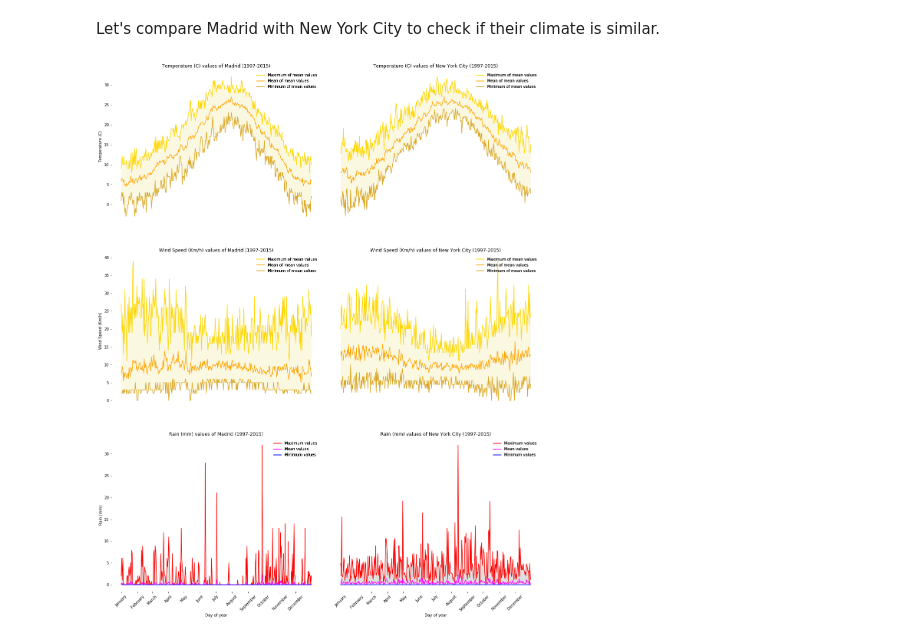
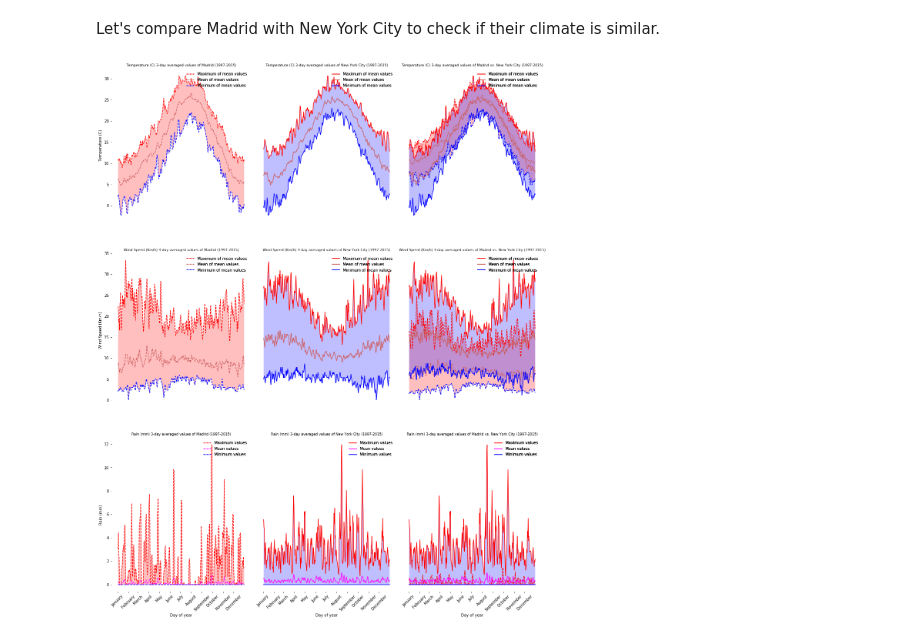
Before and after one commit to diegojromerolopez/madrid-vs-nyc-weather, a Jupyter notebook: weather.ipynb, the cells around one changed output. Cells and saved outputs as stored; diff of their text form; code cells hidden in the pictures.

Commit message:
Overlap Madrid and NYC charts

```diff
--- a/weather.ipynb
+++ b/weather.ipynb
@@ -188,34 +204,34 @@ def plot_magnitude_by_day_of_year(city_df, city, magnitude, magnitude_human_name
     for spine in ax.spines.values():
         spine.set_visible(False)
 # %%
-def plot_temperature_by_day_of_year(city_df, city, value_type=["mean"], rolling_window=None, year_range=None, ax=None):
+def plot_temperature_by_day_of_year(city_df, city, value_type=["mean"], rolling_window=None, year_range=None, ax=None, colors=None, linestyle="-"):
     """
     Plot temperature by day of year for a city
     """
     plot_magnitude_by_day_of_year(
         city_df, city,
         magnitude="TemperatureC", magnitude_human_name="Temperature (C)",
-        value_type=value_type, rolling_window=rolling_window, year_range=year_range, ax=ax
+        value_type=value_type, rolling_window=rolling_window, year_range=year_range, ax=ax, colors=colors, linestyle=linestyle
     )
 # %%
-def plot_wind_speed_by_day_of_year(city_df, city, value_type=["mean"], rolling_window=None, year_range=None, ax=None):
+def plot_wind_speed_by_day_of_year(city_df, city, value_type=["mean"], rolling_window=None, year_range=None, ax=None, colors=None, linestyle="-"):
     """
     Plot wind speed by day of year for a city
     """
     plot_magnitude_by_day_of_year(
         city_df, city,
         magnitude="Wind SpeedKm/h", magnitude_human_name="Wind Speed (Km/h)",
-        value_type=value_type, rolling_window=rolling_window, year_range=year_range, ax=ax
+        value_type=value_type, rolling_window=rolling_window, year_range=year_range, ax=ax, colors=colors, linestyle=linestyle
     )
 # %%
-def plot_precipitations_by_day_of_year(city_df, city, rolling_window=None, year_range=None, ax=None):
+def plot_precipitations_by_day_of_year(city_df, city, rolling_window=None, year_range=None, ax=None, colors=None, linestyle="-"):
     """
     Plot precipitations by day of year for a city
     """
     plot_magnitude_by_day_of_year(
         city_df, city,
         magnitude="Precipitationmm", magnitude_human_name="Rain (mm)",
-        value_type=["ad-hoc"], rolling_window=rolling_window, year_range=year_range, ax=ax
+        value_type=["ad-hoc"], rolling_window=rolling_window, year_range=year_range, ax=ax, colors=colors, linestyle=linestyle
     )
 # %% [markdown]
 # A tale of two cities
@@ -339,43 +336,76 @@ nyc_df["Precipitationmm"] = nyc_df["PrecipitationIn"] * 25.4
 Let's compare Madrid with New York City to check if their climate is similar.
 # %%
 year_range = (1997, 2015)
+rolling_window = 3
+
+madrid_colors = {
+    "ad-hoc": {"max": "red", "mean": "magenta", "min": "blue", "fill_between": "red"},
+    "mean": {"max": "red", "mean": "indianred", "min": "blue", "fill_between": "red"}
+}
+madrid_linestyle = "--"
+
+nyc_colors = {
+    "ad-hoc": {"max": "red", "mean": "magenta", "min": "blue", "fill_between": "blue"},
+    "mean": {"max": "red", "mean": "indianred", "min": "blue", "fill_between": "blue"}
+}
+nyc_linestyle = "-"
 
 #plt.figure(figsize=(20,25))
 
-fig, ((ax1, ax2),(ax3, ax4),(ax5, ax6)) = plt.subplots(3, 2, sharex=True, sharey=False, figsize=(20,25))
+fig, ((ax1, ax2, ax3),(ax4, ax5, ax6),(ax7, ax8, ax9)) = plt.subplots(3, 3, sharex=True, sharey=False, figsize=(20,25))
 
-#plt.subplot(3, 2, 1)
-plot_temperature_by_day_of_year(madrid_df, city="Madrid", rolling_window=None, year_range=year_range, ax=ax1)
+#plt.subplot(3, 3, 1)
+plot_temperature_by_day_of_year(madrid_df, city="Madrid", rolling_window=rolling_window, year_range=year_range, ax=ax1, colors=madrid_colors, linestyle=madrid_linestyle)
 ax1.xaxis.set_visible(False)
 ax1.yaxis.set_visible(True)
 
-#plt.subplot(3, 2, 2)
-plot_temperature_by_day_of_year(nyc_df, city="New York City", rolling_window=None, year_range=year_range, ax=ax2)
+#plt.subplot(3, 3, 2)
+plot_temperature_by_day_of_year(nyc_df, city="New York City", rolling_window=rolling_window, year_range=year_range, ax=ax2, colors=nyc_colors, linestyle=nyc_linestyle)
 ax2.xaxis.set_visible(False)
 ax2.yaxis.set_visible(False)
 
-#plt.subplot(3, 2, 3)
-plot_wind_speed_by_day_of_year(madrid_df, city="Madrid", rolling_window=None, year_range=year_range, ax=ax3)
+#plt.subplot(3, 3, 3)
+plot_temperature_by_day_of_year(madrid_df, city="", rolling_window=rolling_window, year_range=year_range, ax=ax3, colors=madrid_colors, linestyle=madrid_linestyle)
+plot_temperature_by_day_of_year(nyc_df, city="Madrid vs. New York City", rolling_window=rolling_window, year_range=year_range, ax=ax3, colors=nyc_colors, linestyle=nyc_linestyle)
 ax3.xaxis.set_visible(False)
-ax3.yaxis.set_visible(True)
+ax3.yaxis.set_visible(False)
 
-#plt.subplot(3, 2, 4)
-plot_wind_speed_by_day_of_year(nyc_df, city="New York City", rolling_window=None, year_range=year_range, ax=ax4)
+#plt.subplot(3, 3, 4)
+plot_wind_speed_by_day_of_year(madrid_df, city="Madrid", rolling_window=rolling_window, year_range=year_range, ax=ax4, colors=madrid_colors, linestyle=madrid_linestyle)
 ax4.xaxis.set_visible(False)
-ax4.yaxis.set_visible(False)
+ax4.yaxis.set_visible(True)
 
-#plt.subplot(3, 2, 5)
-plot_precipitations_by_day_of_year(madrid_df, city="Madrid", rolling_window=None, year_range=year_range, ax=ax5)
-ax5.xaxis.set_visible(True)
-ax5.yaxis.set_visible(True)
-for tick in ax5.get_xticklabels():
+#plt.subplot(3, 3, 5)
+plot_wind_speed_by_day_of_year(nyc_df, city="New York City", rolling_window=rolling_window, year_range=year_range, ax=ax5, colors=nyc_colors, linestyle=nyc_linestyle)
+ax5.xaxis.set_visible(False)
+ax5.yaxis.set_visible(False)
+
+#plt.subplot(3, 3, 6)
+plot_wind_speed_by_day_of_year(madrid_df, city="", rolling_window=rolling_window, year_range=year_range, ax=ax6, colors=madrid_colors, linestyle=madrid_linestyle)
+plot_wind_speed_by_day_of_year(nyc_df, city="Madrid vs. New York City", rolling_window=rolling_window, year_range=year_range, ax=ax6, colors=nyc_colors, linestyle=nyc_linestyle)
+ax6.xaxis.set_visible(False)
+ax6.yaxis.set_visible(False)
+
+#plt.subplot(3, 3, 7)
+plot_precipitations_by_day_of_year(madrid_df, city="Madrid", rolling_window=rolling_window, year_range=year_range, ax=ax7, colors=madrid_colors, linestyle=madrid_linestyle)
+ax7.xaxis.set_visible(True)
+ax7.yaxis.set_visible(True)
+for tick in ax7.get_xticklabels():
     tick.set_rotation(45)
 
-#plt.subplot(3, 2, 6)
-plot_precipitations_by_day_of_year(nyc_df, city="New York City", rolling_window=None, year_range=year_range, ax=ax6)
-ax6.xaxis.set_visible(True)
-ax6.yaxis.set_visible(False)
-for tick in ax6.get_xticklabels():
+#plt.subplot(3, 3, 8)
+plot_precipitations_by_day_of_year(nyc_df, city="New York City", rolling_window=rolling_window, year_range=year_range, ax=ax8, colors=nyc_colors, linestyle=nyc_linestyle)
+ax8.xaxis.set_visible(True)
+ax8.yaxis.set_visible(False)
+for tick in ax8.get_xticklabels():
+    tick.set_rotation(45)
+
+#plt.subplot(3, 3, 9)
+plot_precipitations_by_day_of_year(madrid_df, city="", rolling_window=rolling_window, year_range=year_range, ax=ax9, colors=madrid_colors, linestyle=madrid_linestyle)
+plot_precipitations_by_day_of_year(nyc_df, city="Madrid vs. New York City", rolling_window=rolling_window, year_range=year_range, ax=ax9, colors=nyc_colors, linestyle=nyc_linestyle)
+ax9.xaxis.set_visible(True)
+ax9.yaxis.set_visible(False)
+for tick in ax9.get_xticklabels():
     tick.set_rotation(45)
 
 for ax_i in [ax1, ax2, ax3, ax4]:
@@ -395,31 +425,31 @@ days_of_year = (
     ["11-{:02d}".format(i) for i in range(1,31)] +
     ["12-{:02d}".format(i) for i in range(1,32)]
 )
 
 month_positions = [days_of_year.index("{}-01".format(str(i).zfill(2))) for i in range(1,13)]
 
 months = [
     "January",
     "February",
     "March",
     "April",
     "May",
     "June",
     "July",
     "August",
     "September",
     "October",
     "November",
     "December"
 ]
 
 plt.xticks(
     month_positions,
     months,
     rotation=45
 )
 
 plt.subplots_adjust(hspace=0.2, wspace=0.05)
 plt.show()
 # %% [output]
-[figure, old version]
+[figure, new version]
```
Also changed, not shown: parts of 4 cells of this notebook.
